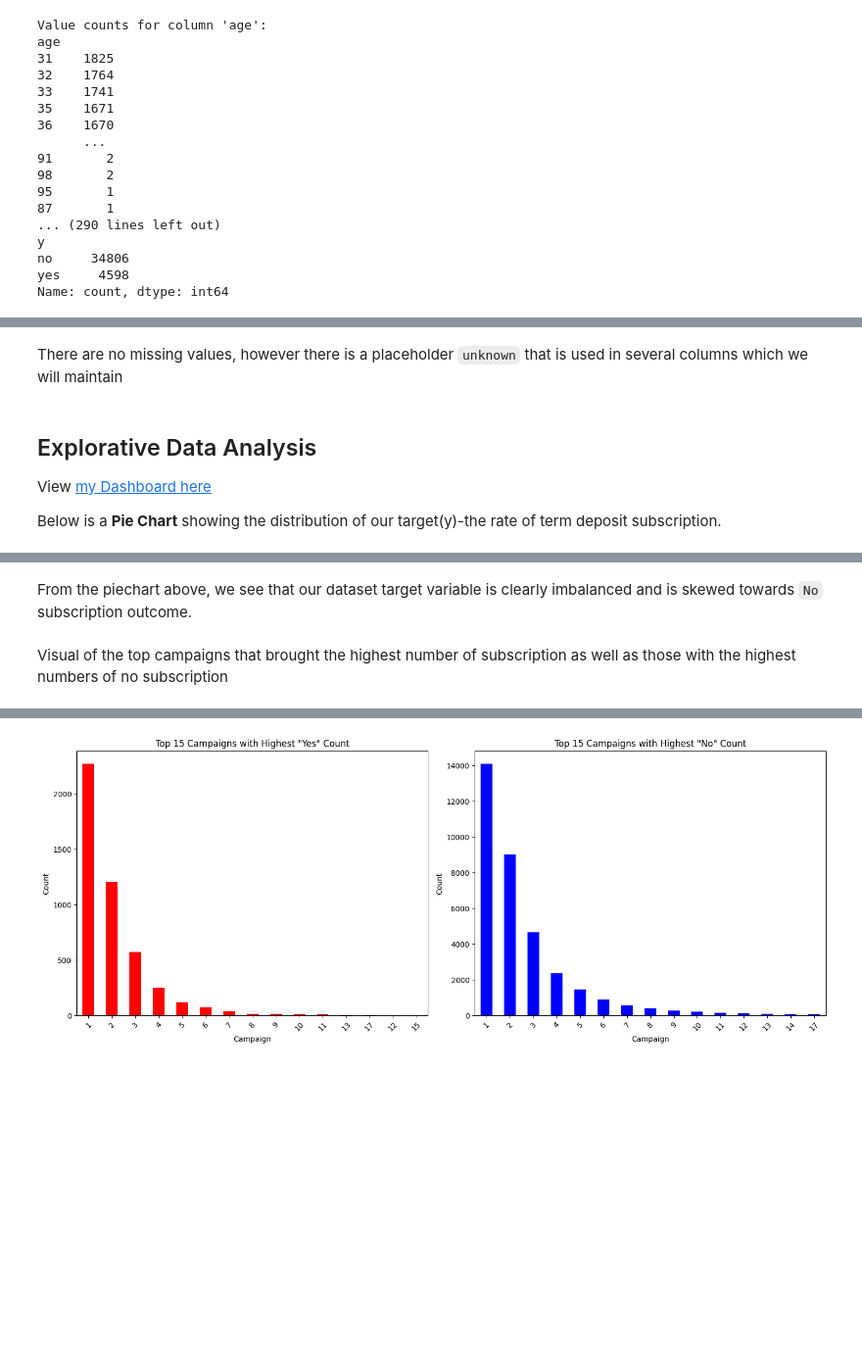
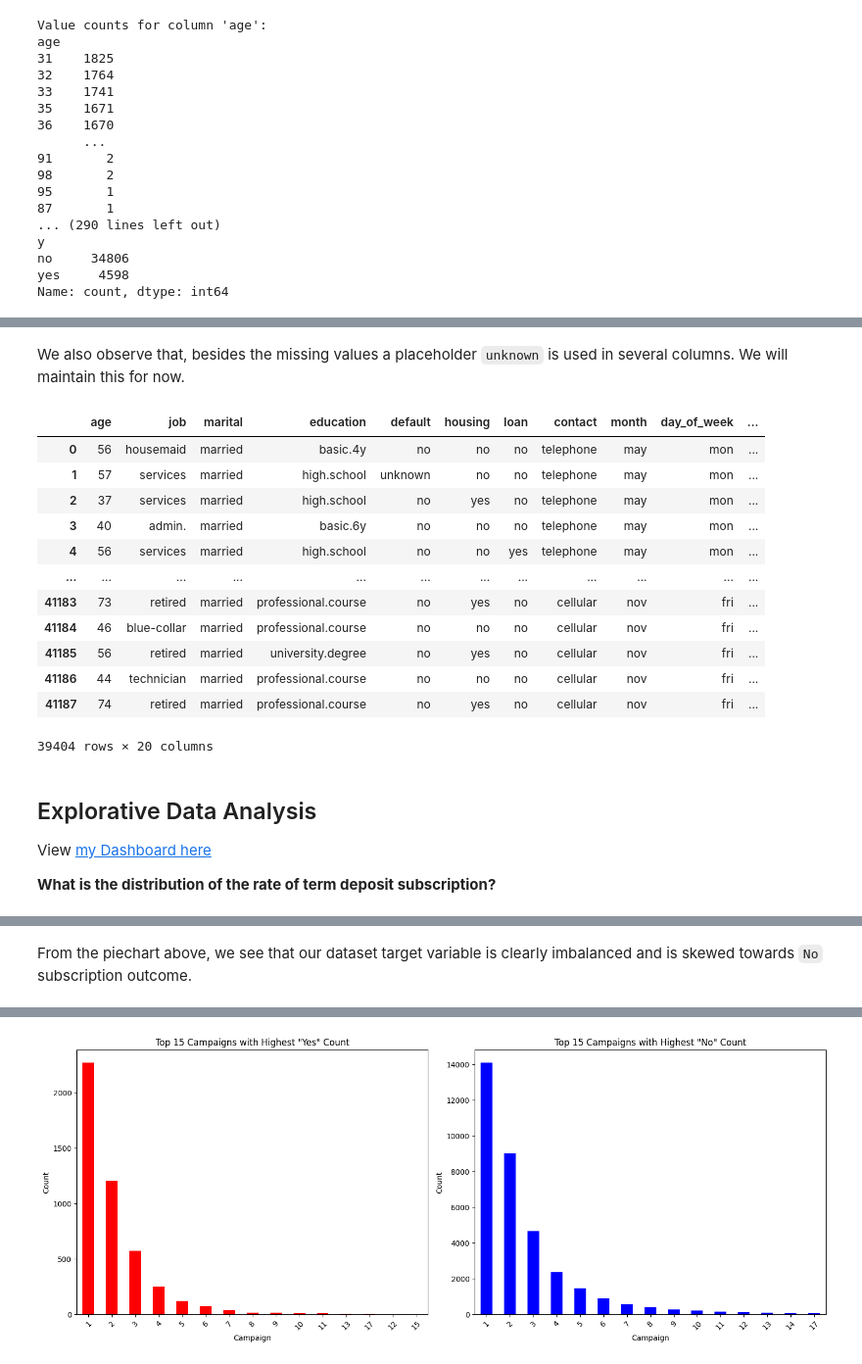
Before and after one commit to Mweru/Bank-Marketing-Data-Analysis, a Jupyter notebook: Bank_Marketing_Data_Analysis.ipynb, the cells around one changed output, grey strips where cells are left out. Shown at 98% size. Cells and saved outputs as stored; diff of their text form; code cells hidden in the pictures; blank space fills up the shorter version.

```diff
--- a/Bank_Marketing_Data_Analysis.ipynb
+++ b/Bank_Marketing_Data_Analysis.ipynb
@@ -26,6 +27,7 @@ import seaborn as sns
 # %%
 #loading and previewing the data
-df = pd.read_csv('bank-direct-marketing-campaigns.csv')
+data = pd.read_csv('bank-direct-marketing-campaigns.csv')
+df = data.copy()
 df.head()
 # %% [output]
 |  | age | job | marital | education | default | housing | loan | contact | month | day_of_week | ... |
@@ -82,5 +95,22 @@ Name: count, dtype: int64
 # %% [markdown]
-There are no missing values, however there is a placeholder `unknown` that is used in several columns which we will maintain
+We also observe that, besides the missing values a placeholder `unknown` is used in several columns. We will maintain this for now.
+# %%
+#preview of the data after cleaning
+df
+# %% [output]
+|  | age | job | marital | education | default | housing | loan | contact | month | day_of_week | ... |
+| 0 | 56 | housemaid | married | basic.4y | no | no | no | telephone | may | mon | ... |
+| 1 | 57 | services | married | high.school | unknown | no | no | telephone | may | mon | ... |
+| 2 | 37 | services | married | high.school | no | yes | no | telephone | may | mon | ... |
+| 3 | 40 | admin. | married | basic.6y | no | no | no | telephone | may | mon | ... |
+| 4 | 56 | services | married | high.school | no | no | yes | telephone | may | mon | ... |
+| ... | ... | ... | ... | ... | ... | ... | ... | ... | ... | ... | ... |
+| 41183 | 73 | retired | married | professional.course | no | yes | no | cellular | nov | fri | ... |
+| 41184 | 46 | blue-collar | married | professional.course | no | no | no | cellular | nov | fri | ... |
+| 41185 | 56 | retired | married | university.degree | no | yes | no | cellular | nov | fri | ... |
+| 41186 | 44 | technician | married | professional.course | no | no | no | cellular | nov | fri | ... |
+| 41187 | 74 | retired | married | professional.course | no | yes | no | cellular | nov | fri | ... |
+39404 rows × 20 columns
 # %%
 #exporting the cleaned data for further visualization
 #df.to_csv('bank-direct-marketing-campaigns-cleaned.csv', index=False)
@@ -88,7 +118,7 @@ There are no missing values, however there is a placeholder `unknown` that is us
 ## Explorative Data Analysis
 View [my Dashboard here](https://powerbi.microsoft.com/)
 
-Below is a **Pie Chart** showing the distribution of our target(y)-the rate of term deposit subscription.
+**What is the distribution of the rate of term deposit subscription?**
 # %%
 fig = px.pie(df, names='y', title='Distribution of Term Deposit Subscription')
 fig.show()
@@ -96,5 +126,3 @@ fig.show()
 [interactive output not drawn]
 # %% [markdown]
 From the piechart above, we see that our dataset target variable is clearly imbalanced and is skewed towards `No` subscription outcome.
-# %% [markdown]
-Visual of the top campaigns that brought the highest number of subscription as well as those with the highest numbers of no subscription
```
Also changed, not shown: parts of 57 cells of this notebook.
